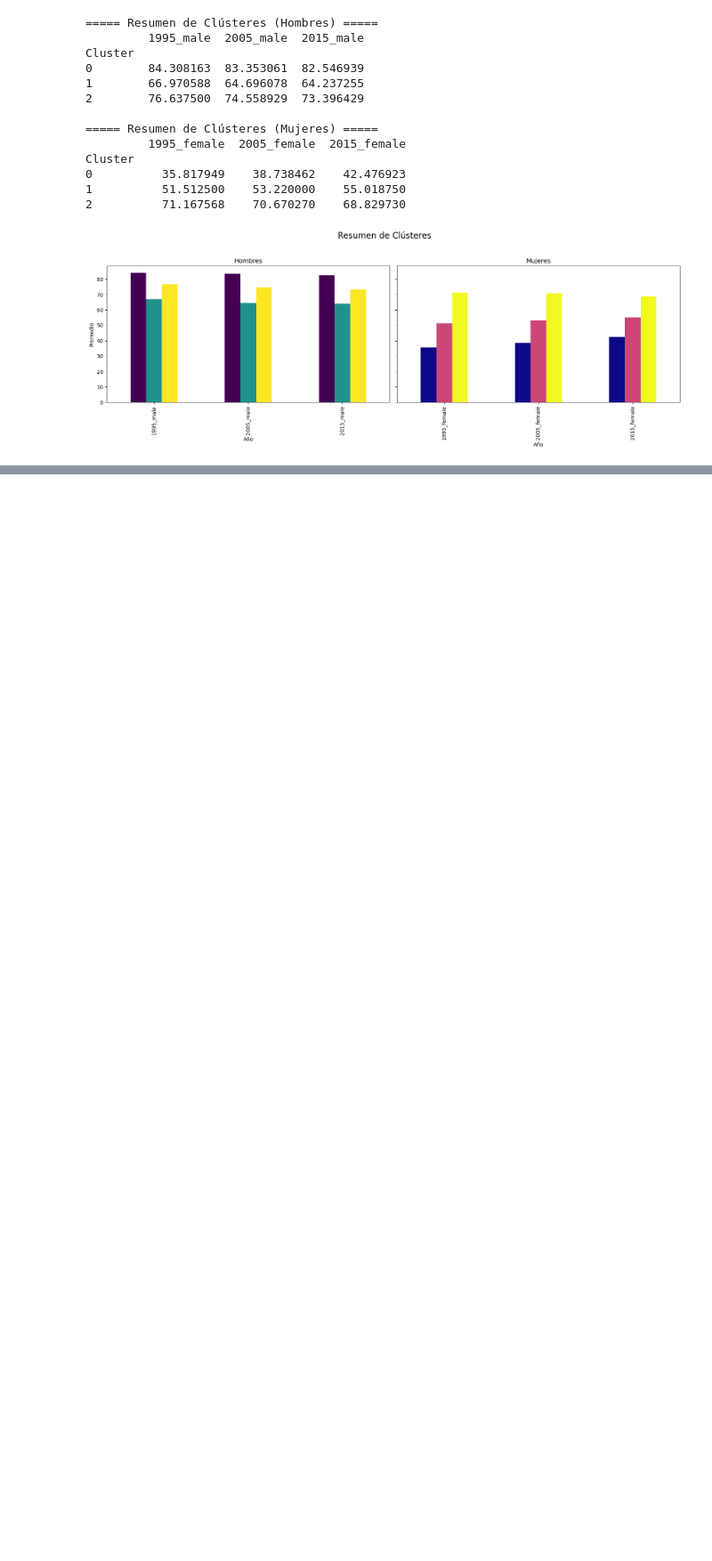
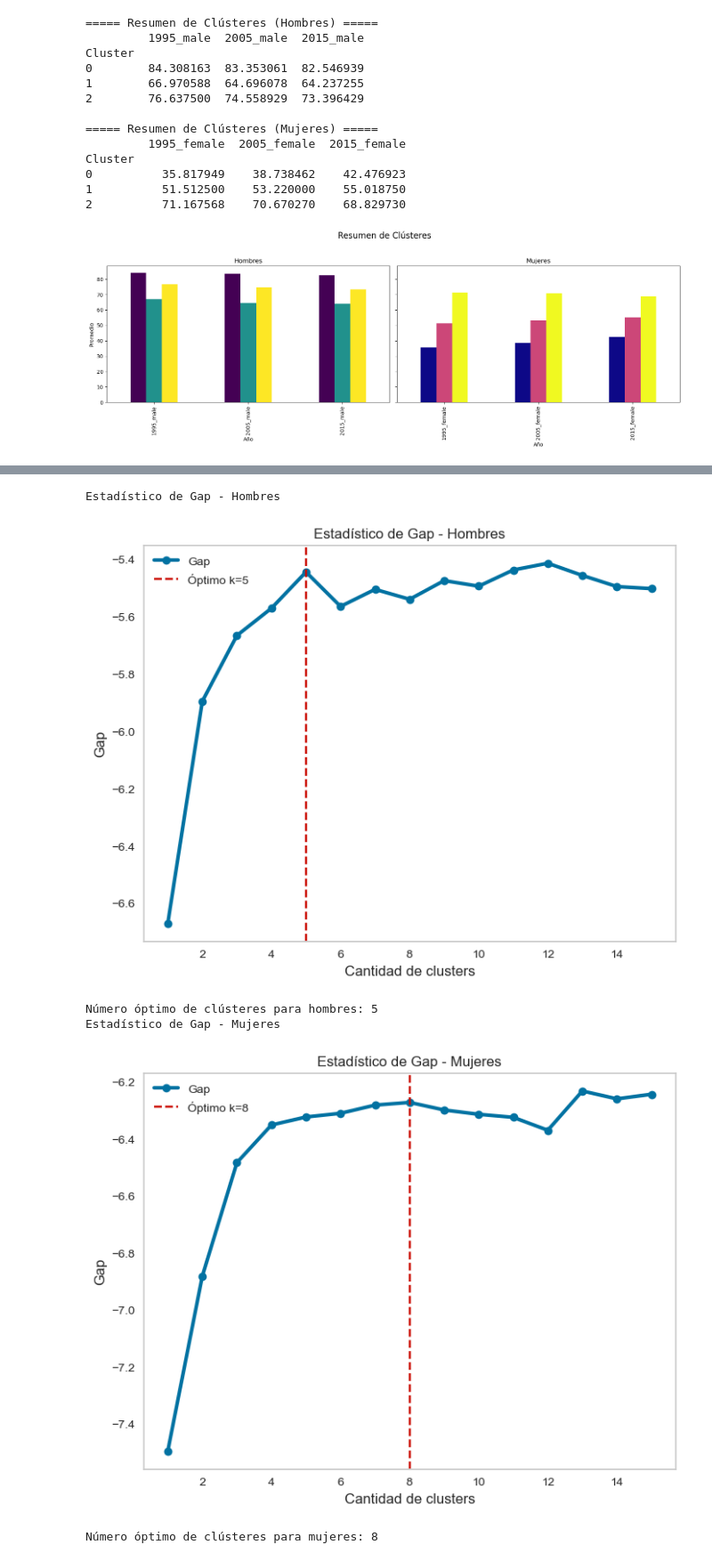
Before and after one commit to camilorav31/labourforce_clustering, a Jupyter notebook: Microproyecto2.ipynb, the cells around one changed output, grey strips where cells are left out. Shown at 89% size. Saved outputs shown, nothing was run; the diff lists cells and outputs as text; code cells hidden in the pictures; blank space fills up the shorter version.

```diff
--- a/Microproyecto2.ipynb
+++ b/Microproyecto2.ipynb
@@ -399,0 +466,70 @@ Cluster
+# %%
+from sklearn.cluster import KMeans
+import numpy as np
+import matplotlib.pyplot as plt
+
+# Función para calcular el estadístico de gap
+def GAPstatistic(data, maxClusters=15, nrefs=3, title="Estadístico de Gap"):
+    gaps = np.zeros((maxClusters,))
+    results = {'clusterCount': [], 'gap': []}
+
+    for gap_index, k in enumerate(range(1, maxClusters + 1)):
+        # Dispersión para datos de referencia
+        refDisps = np.zeros(nrefs)
+        for i in range(nrefs):
+            # Generar conjunto aleatorio de referencia
+            np.random.seed(i)
+            randomReference = np.random.random_sample(size=data.shape)
+
+            # Ajustar modelo KMeans al conjunto de referencia
+            km = KMeans(n_clusters=k, n_init="auto", random_state=42)
+            km.fit(randomReference)
+            refDisps[i] = km.inertia_
+
+        # Ajustar modelo KMeans a los datos originales
+        km = KMeans(n_clusters=k, n_init="auto", random_state=42)
+        km.fit(data)
+        origDisp = km.inertia_
+
+        # Calcular el estadístico de gap
+        gap = np.log(np.mean(refDisps)) - np.log(origDisp)
+        gaps[gap_index] = gap
+        results['clusterCount'].append(k)
+        results['gap'].append(gap)
+
+    # Determinar el número óptimo de clústeres (primer máximo)
+    optK = 0
+    for i in range(len(gaps) - 1):
+        if gaps[i + 1] <= gaps[i]:
+            optK = i + 1
+            break
+
+    # Graficar el estadístico de gap
+    plt.figure(figsize=(8, 6))
+    plt.plot(results['clusterCount'], results['gap'], linewidth=3, marker='o', label='Gap')
+    plt.axvline(x=optK, color='r', linestyle='--', label=f'Óptimo k={optK}')
+    plt.xlabel('Cantidad de clusters')
+    plt.ylabel('Gap')
+    plt.title(title)
+    plt.legend()
+    plt.grid()
+    plt.show()
+
+    return optK
+
+# Aplicar el estadístico de gap a los datos de hombres
+print("Estadístico de Gap - Hombres")
+optimal_k_male = GAPstatistic(male_data.drop(columns=['Cluster']), title="Estadístico de Gap - Hombres")
+print(f"Número óptimo de clústeres para hombres: {optimal_k_male}")
+
+# Aplicar el estadístico de gap a los datos de mujeres
+print("Estadístico de Gap - Mujeres")
+optimal_k_female = GAPstatistic(female_data.drop(columns=['Cluster']), title="Estadístico de Gap - Mujeres")
+print(f"Número óptimo de clústeres para mujeres: {optimal_k_female}")
+# %% [output]
+Estadístico de Gap - Hombres
+[figure, added]
+Número óptimo de clústeres para hombres: 5
+Estadístico de Gap - Mujeres
+[figure, added]
+Número óptimo de clústeres para mujeres: 8
```
Also changed, not shown: parts of 7 cells of this notebook.
